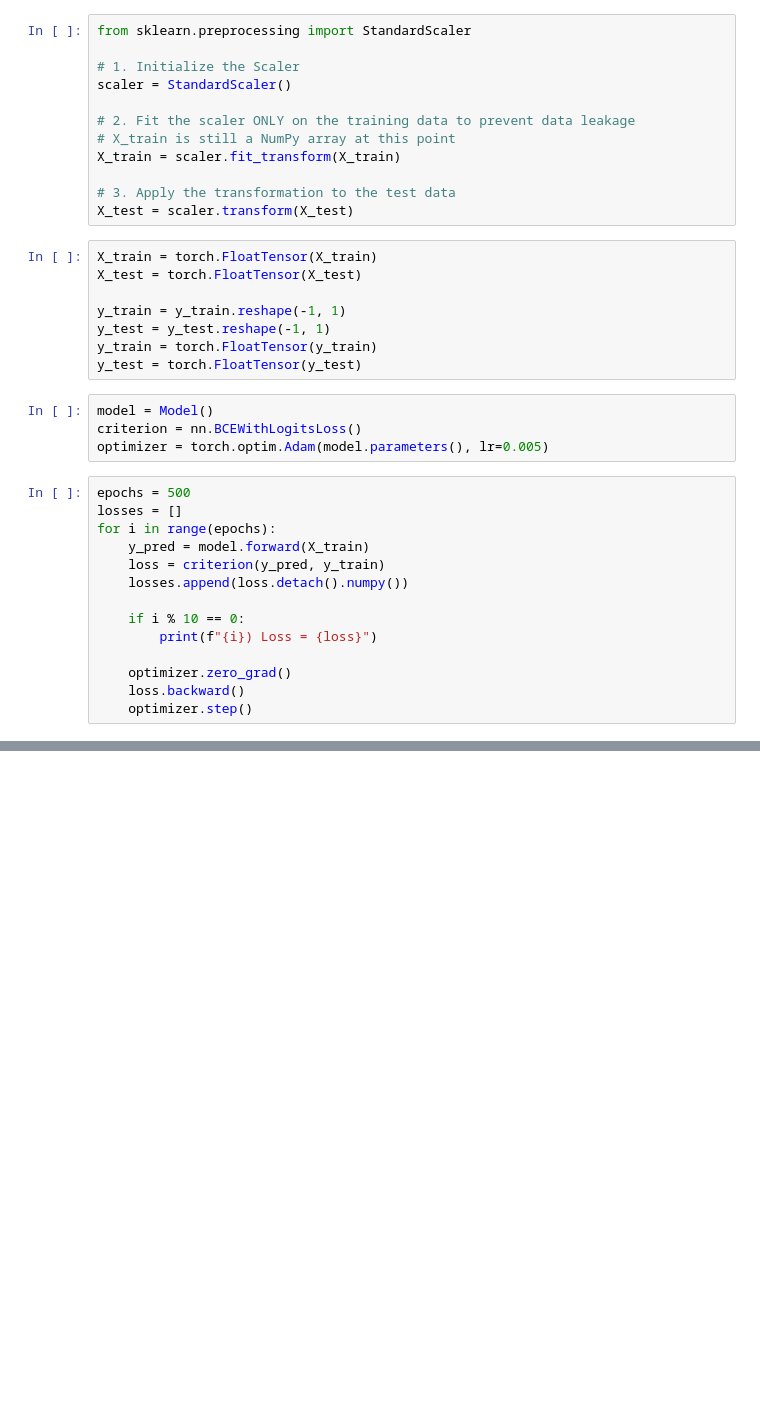
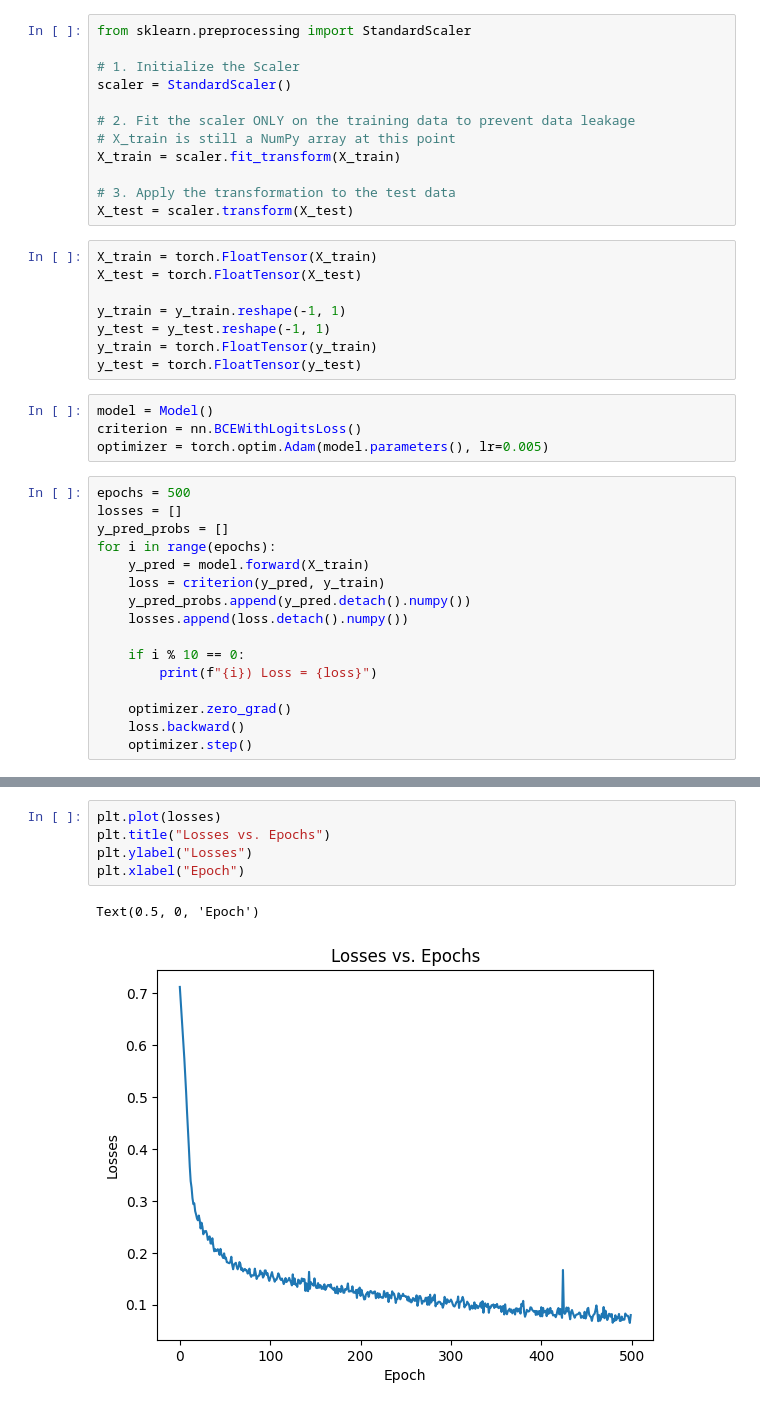
Before and after one commit to 8tsmith11/social-media-bot-identification, a Jupyter notebook: notebook.ipynb, the cells around one changed output, grey strips where cells are left out. Saved outputs shown, nothing was run; the diff lists cells and outputs as text; blank space fills up the shorter version.

Commit message:
added lossgraph and ROC curve

```diff
--- a/notebook.ipynb
+++ b/notebook.ipynb
@@ -134,9 +137,11 @@ optimizer = torch.optim.Adam(model.parameters(), lr=0.005)
 # %%
 epochs = 500
 losses = []
+y_pred_probs = []
 for i in range(epochs):
     y_pred = model.forward(X_train)
     loss = criterion(y_pred, y_train)
+    y_pred_probs.append(y_pred.detach().numpy())
     losses.append(loss.detach().numpy())
 
     if i % 10 == 0:
@@ -165,0 +171,8 @@ for i in range(epochs):
+# %%
+plt.plot(losses)
+plt.title("Losses vs. Epochs")
+plt.ylabel("Losses")
+plt.xlabel("Epoch")
+# %% [output]
+Text(0.5, 0, 'Epoch')
+[figure, added]
```
Also changed, not shown: parts of 4 cells of this notebook.
